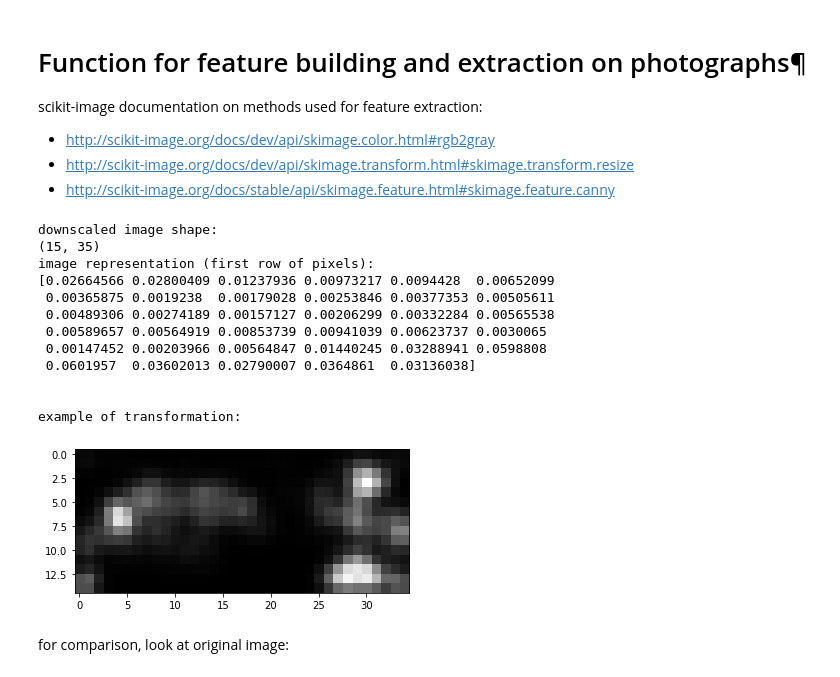
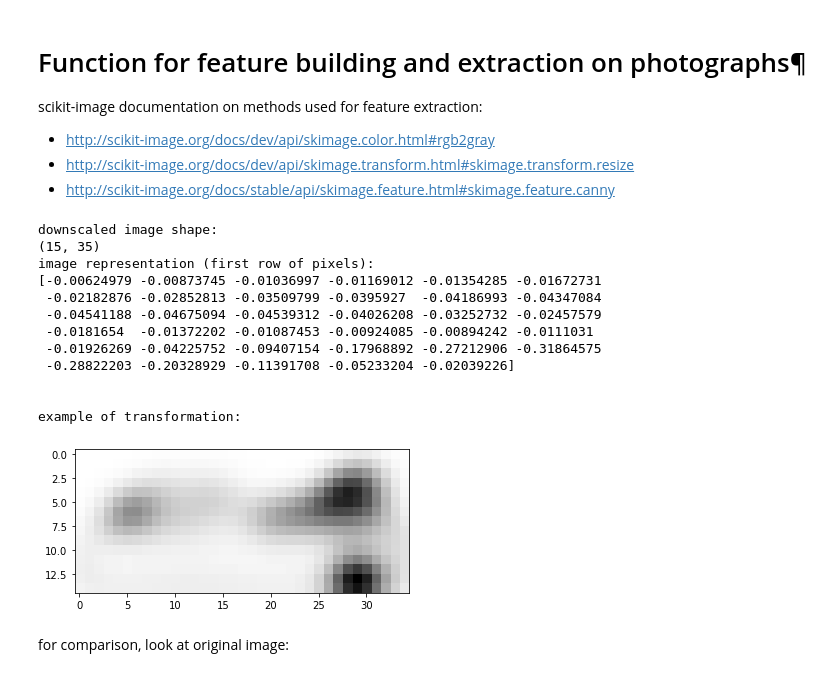
Before and after one commit to Artem-Shuliak/Final-Assignment-2, a Jupyter notebook: planeimages_first_full_iteration.ipynb, the cells around one changed output. Drawn from its saved outputs; the diff is of its cells as text; code cells hidden in the pictures.

Commit message:
iteration 2 (changed the K-value of the harris corner to 1.5)

```diff
--- a/planeimages_first_full_iteration.ipynb
+++ b/planeimages_first_full_iteration.ipynb
@@ -52,41 +52,41 @@ dims = (15, 35) # 25% of the original size, 525 pixels
 def image_manipulation(imname, imgs_path, imview=False):
     warnings.filterwarnings('ignore')
     imname = imgs_path + imname + '.png'
     img_raw = io.imread(imname, as_gray=True)
     downscaled = transform.resize(img_raw, (dims[0], dims[1])) # downscale image
     # canny_image = feature.canny(downscaled, sigma=2) # edge filter image with Canny algorithm
-    final_image = feature.corner_harris(downscaled, 2, 5, 0.1) # reduce to just corner features
+    final_image = feature.corner_harris(downscaled, method='k', k=1.5, eps=1e-06, sigma=2) # reduce to just corner features
 
 
     if imview==True:
         plt.imshow(final_image, cmap='gray')
     warnings.filterwarnings('always')
     return final_image
 
 
 
 # test the function, look at input/output
 test_image = image_manipulation('2017-08-25T23+24+13_390Z', ci_path, True)
 print('downscaled image shape: ')
 print(test_image.shape)
 print('image representation (first row of pixels): ')
 print(test_image[0])
 print('\n')
 print('example of transformation: ')
 # %% [output]
 downscaled image shape:
 (15, 35)
 image representation (first row of pixels):
-[0.02664566 0.02800409 0.01237936 0.00973217 0.0094428  0.00652099
- 0.00365875 0.0019238  0.00179028 0.00253846 0.00377353 0.00505611
- 0.00489306 0.00274189 0.00157127 0.00206299 0.00332284 0.00565538
- 0.00589657 0.00564919 0.00853739 0.00941039 0.00623737 0.0030065
- 0.00147452 0.00203966 0.00564847 0.01440245 0.03288941 0.0598808
- 0.0601957  0.03602013 0.02790007 0.0364861  0.03136038]
+[-0.00624979 -0.00873745 -0.01036997 -0.01169012 -0.01354285 -0.01672731
+ -0.02182876 -0.02852813 -0.03509799 -0.0395927  -0.04186993 -0.04347084
+ -0.04541188 -0.04675094 -0.04539312 -0.04026208 -0.03252732 -0.02457579
+ -0.0181654  -0.01372202 -0.01087453 -0.00924085 -0.00894242 -0.0111031
+ -0.01926269 -0.04225752 -0.09407154 -0.17968892 -0.27212906 -0.31864575
+ -0.28822203 -0.20328929 -0.11391708 -0.05233204 -0.02039226]
 
 
 example of transformation:
-[figure, old version]
+[figure, new version]
 # %% [markdown]
 for comparison, look at original image:
 # %%
```
Also changed, not shown: parts of 4 cells of this notebook, 1 other file.
